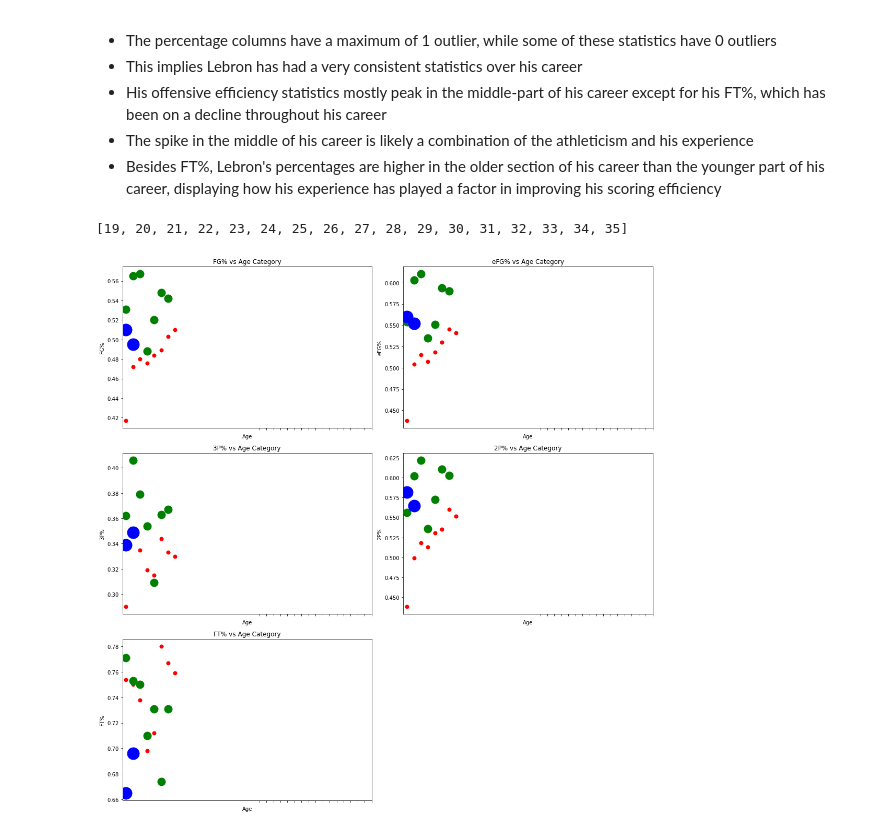
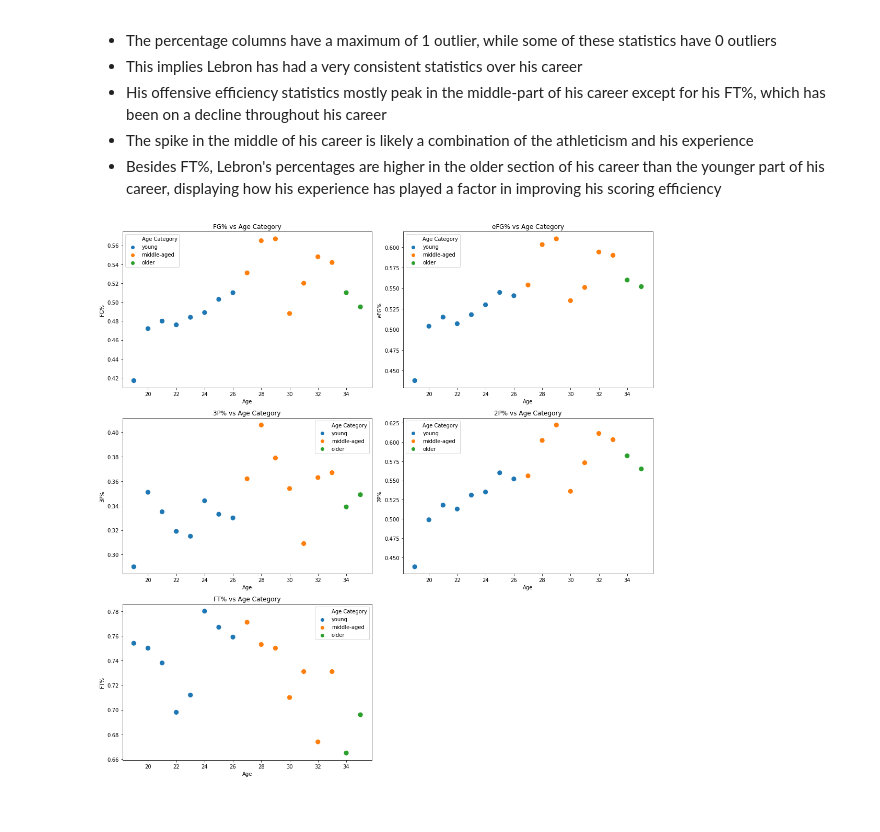
Before and after one commit to SarthakKamboj/Lebron-James-Efficiency-ML-Models, a Jupyter notebook: Data Visualization.ipynb, the cells around one changed output. Saved outputs shown, nothing was run; the diff lists cells and outputs as text; code cells hidden in the pictures.

```diff
--- a/Data Visualization.ipynb
+++ b/Data Visualization.ipynb
@@ -286,36 +287,35 @@ plt.show()
 # %%
 def age_cat_to_size(cat):
     if cat == "young":
-        return 1
+        return 10
     elif cat == "middle-aged":
-        return 2
-    return 3
+        return 20
+    return 30
+def age_cat_to_color(cat):
+    if cat == "young":
+        return "r"
+    elif cat == "middle-aged":
+        return "g"
+    return "b"
 # %%
-# avgs_df["Age Size"] = avgs_df["Age Category"].apply(lambda x: age_cat_to_size(x))
+avgs_df["Age Size"] = avgs_df["Age Category"].apply(lambda x: age_cat_to_size(x))
+avgs_df["Age Color"] = avgs_df["Age Category"].apply(lambda x: age_cat_to_color(x))
 fig = plt.figure(1,(15,15))
 i = 0
 min_age = avgs_df["Age"].min()
 max_age = avgs_df["Age"].max()
-# xticks = np.linspace(min_age,max_age,max_age-min_age+1)
-xticks = [x for x in range(int(min_age),int(max_age)+1)]
-print(xticks)
+xtick_labels = [x for x in range(int(min_age),int(max_age)+1)]
+xticks = [i+1 for i, val in enumerate(xtick_labels)]
 for col in percentage_cols:
     i += 1
     ax = plt.subplot(3,2,i)
     ax.set_xlabel(col)
     ax.set_title(f"{col} vs Age Category")
-    colors = ["r","g","b"]
-    c_idx = -1
     s = 0
-    for age_cat in avgs_df["Age Category"].unique():
-        c_idx += 1
-        s += 8
-        data = avgs_df[avgs_df["Age Category"] == age_cat]
-        sns.swarmplot(x="Age",y=col,size=s,data=data,color=colors[c_idx])
-    plt.set_xticks(xticks)
+    sns.scatterplot(x="Age",y=col,hue="Age Category",s=100,data=avgs_df)
     plt.tight_layout()
 plt.show()
-# avgs_df.drop("Age Size", axis=1,inplace=True)
+avgs_df.drop("Age Size", axis=1,inplace=True)
+avgs_df.drop("Age Color", axis=1,inplace=True)
 # %% [output]
-[19, 20, 21, 22, 23, 24, 25, 26, 27, 28, 29, 30, 31, 32, 33, 34, 35]
-[figure, old version]
+[figure, new version]
```
Also changed, not shown: parts of 6 cells of this notebook.
